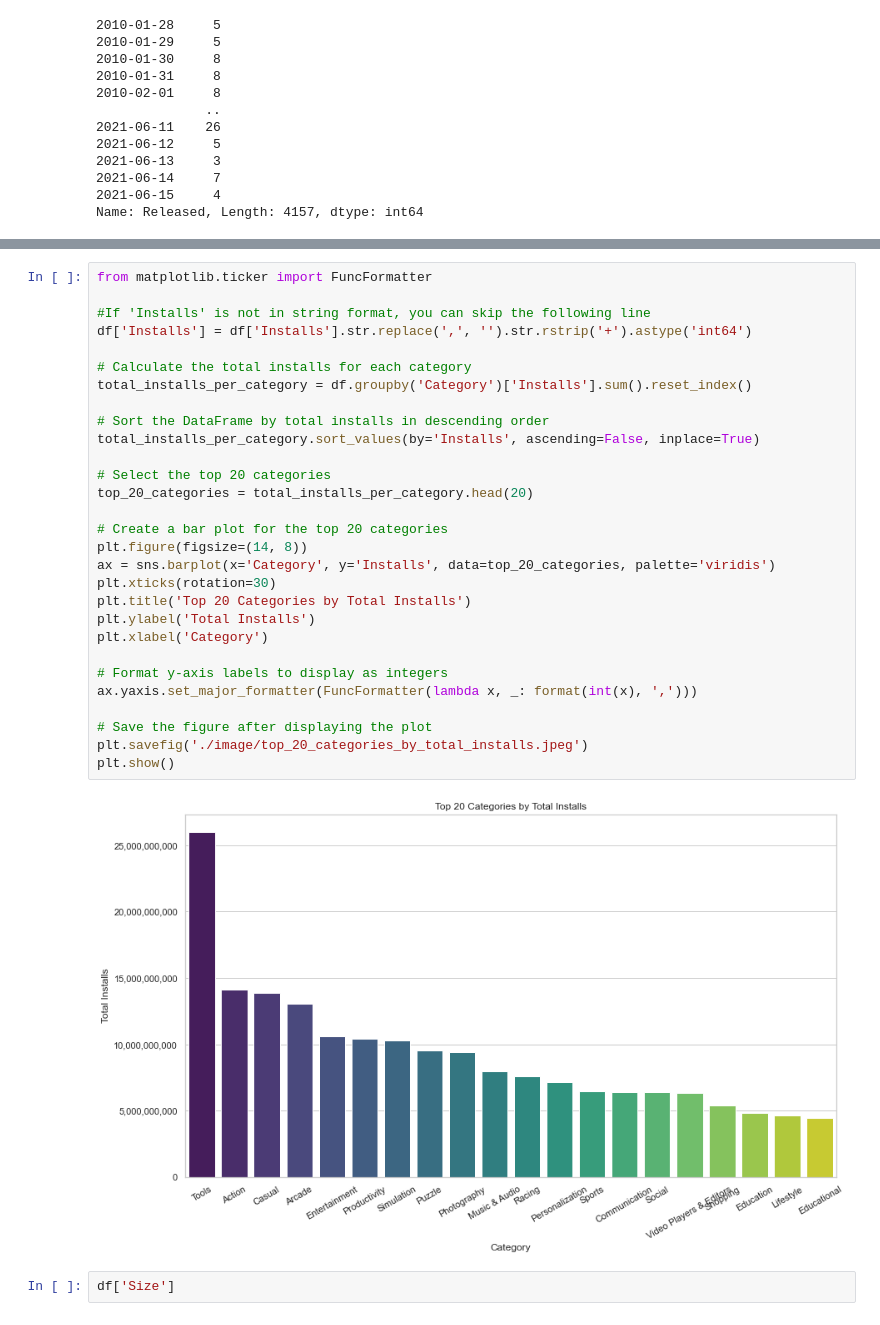
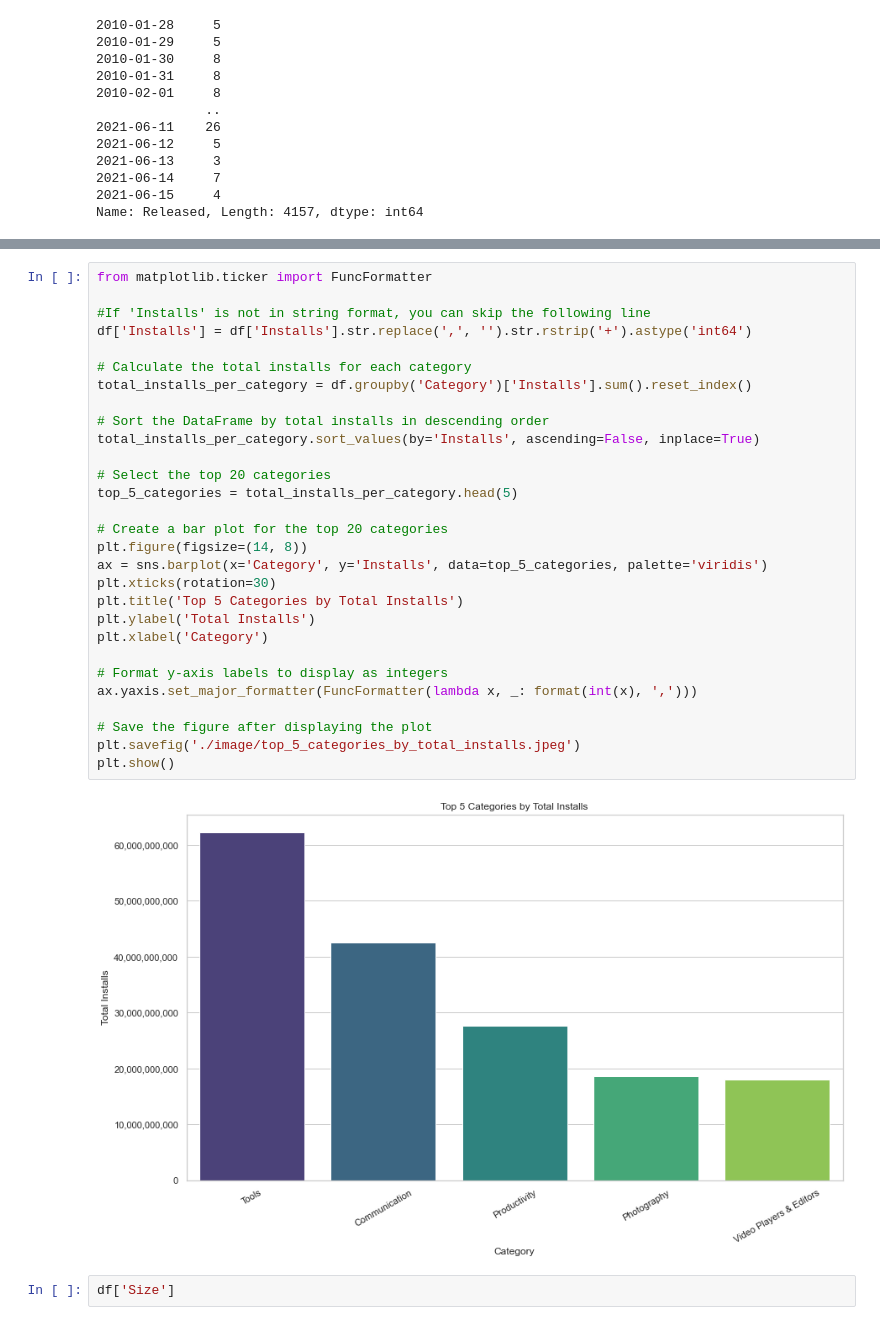
Before and after one commit to GoknurK/Google-Playstore-Analysis, a Jupyter notebook: Google_Play_Store_App_Rating_Models_Predictions.ipynb, the cells around one changed output, grey strips where cells are left out. Cells and saved outputs as stored; diff of their text form.

```diff
--- a/Google_Play_Store_App_Rating_Models_Predictions.ipynb
+++ b/Google_Play_Store_App_Rating_Models_Predictions.ipynb
@@ -455,34 +468,34 @@ plt.show()
 # %%
 from matplotlib.ticker import FuncFormatter
 
 #If 'Installs' is not in string format, you can skip the following line
 df['Installs'] = df['Installs'].str.replace(',', '').str.rstrip('+').astype('int64')
 
 # Calculate the total installs for each category
 total_installs_per_category = df.groupby('Category')['Installs'].sum().reset_index()
 
 # Sort the DataFrame by total installs in descending order
 total_installs_per_category.sort_values(by='Installs', ascending=False, inplace=True)
 
 # Select the top 20 categories
-top_20_categories = total_installs_per_category.head(20)
+top_5_categories = total_installs_per_category.head(5)
 
 # Create a bar plot for the top 20 categories
 plt.figure(figsize=(14, 8))
-ax = sns.barplot(x='Category', y='Installs', data=top_20_categories, palette='viridis')
+ax = sns.barplot(x='Category', y='Installs', data=top_5_categories, palette='viridis')
 plt.xticks(rotation=30)
-plt.title('Top 20 Categories by Total Installs')
+plt.title('Top 5 Categories by Total Installs')
 plt.ylabel('Total Installs')
 plt.xlabel('Category')
 
 # Format y-axis labels to display as integers
 ax.yaxis.set_major_formatter(FuncFormatter(lambda x, _: format(int(x), ',')))
 
 # Save the figure after displaying the plot
-plt.savefig('./image/top_20_categories_by_total_installs.jpeg')
+plt.savefig('./image/top_5_categories_by_total_installs.jpeg')
 plt.show()
 # %% [output]
-[figure, old version]
+[figure, new version]
 # %%
 df['Size']
 # %% [output]
```
Also changed, not shown: parts of 39 cells of this notebook, 6 other files.
